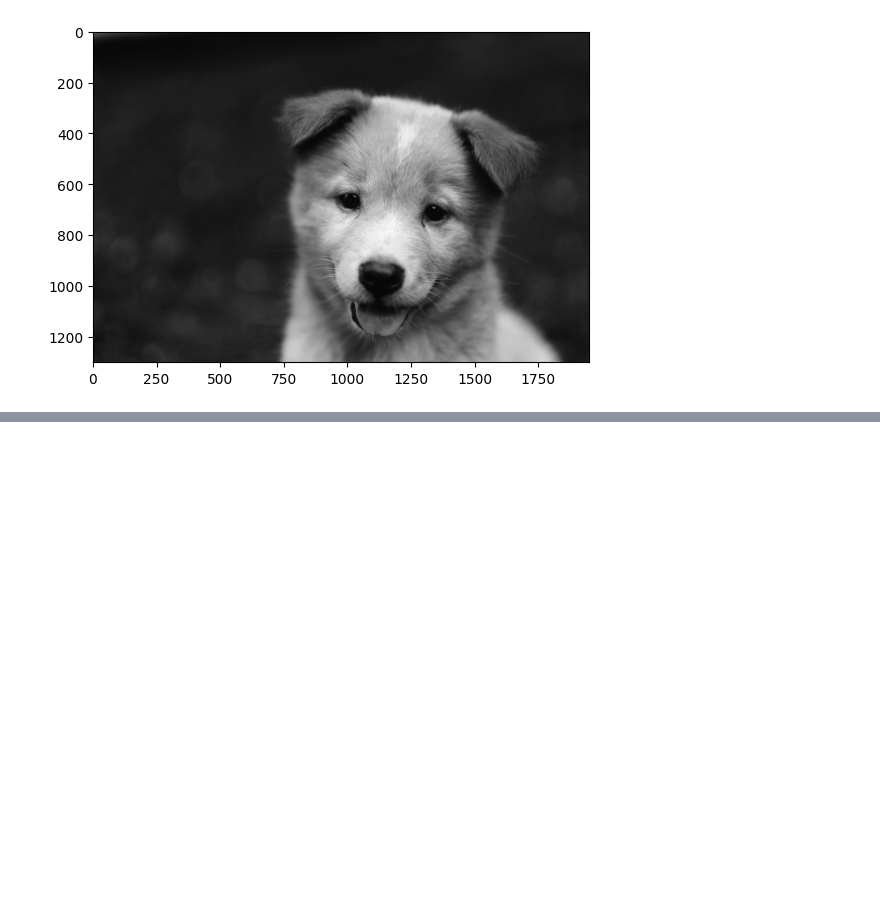
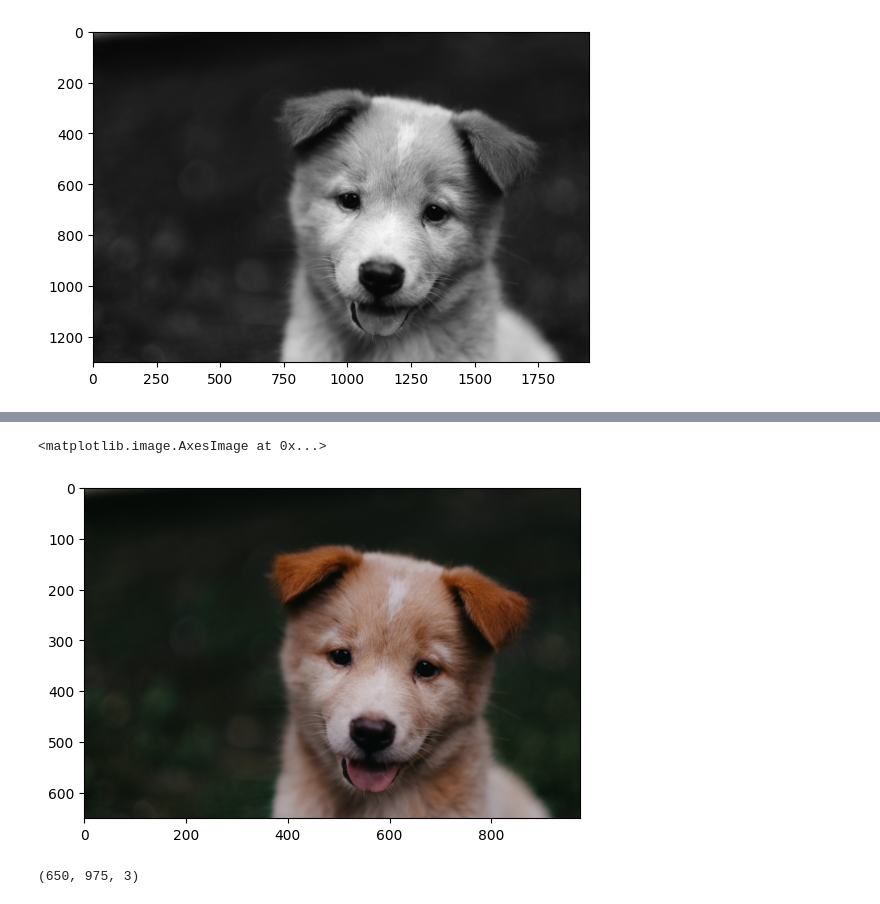
Before and after one commit to kcmartin/opencv-coursework, a Jupyter notebook: opencv-basics.ipynb, the cells around one changed output, grey strips where cells are left out. Cells and saved outputs as stored; diff of their text form; code cells hidden in the pictures; blank space fills up the shorter version.

```diff
--- a/opencv-basics.ipynb
+++ b/opencv-basics.ipynb
@@ -53,0 +68,9 @@ plt.imshow(img_gray,cmap='gray')
+# %%
+plt.imshow(new_img2)
+# %% [output]
+<matplotlib.image.AxesImage at 0x...>
+[figure, added]
+# %%
+new_img2.shape
+# %% [output]
+(650, 975, 3)
```
Also changed, not shown: parts of 10 cells of this notebook.
